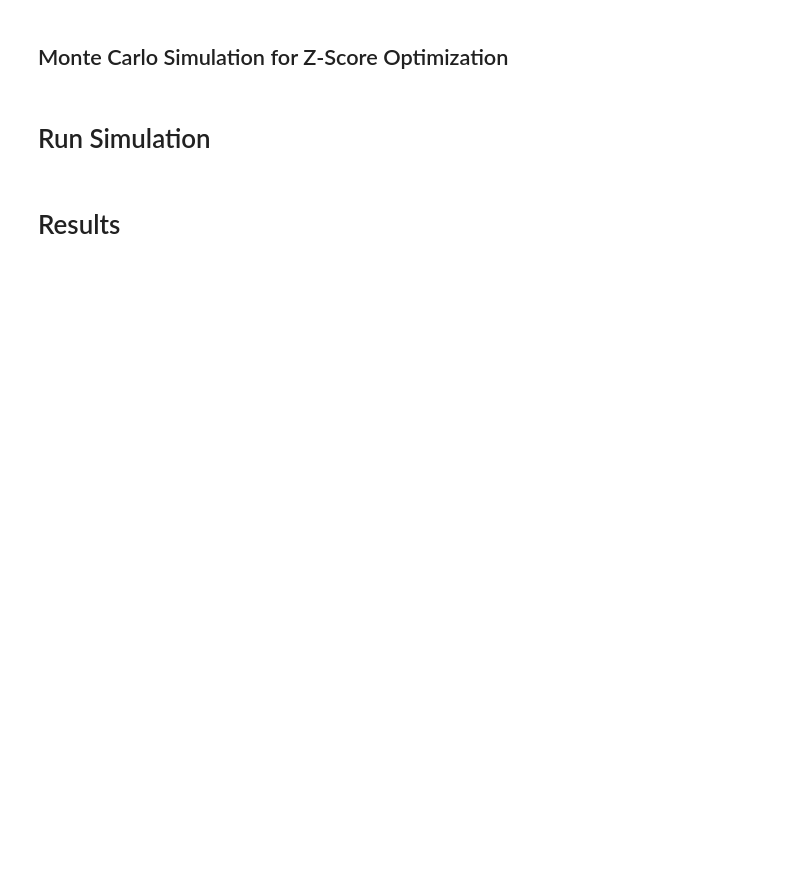
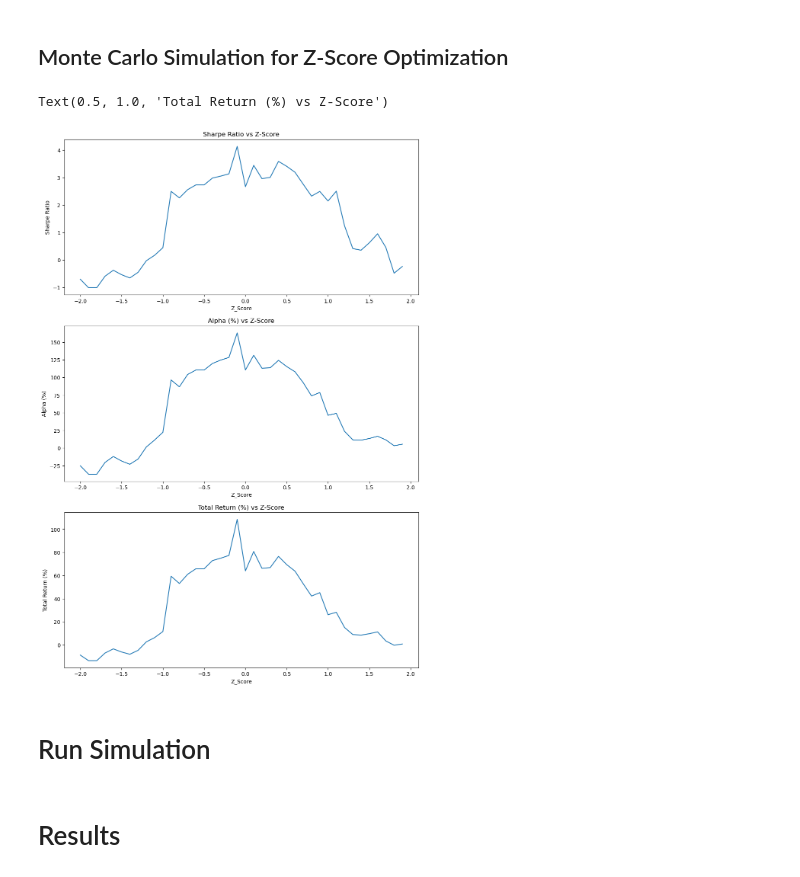
Before and after one commit to massey007/pairs_trading_algo, a Jupyter notebook: Notebooks/Pairs Trading (backtest).ipynb, the cells around one changed output. Cells and saved outputs as stored; diff of their text form; code cells hidden in the pictures; blank space fills up the shorter version.

```diff
--- a/Notebooks/Pairs Trading (backtest).ipynb
+++ b/Notebooks/Pairs Trading (backtest).ipynb
@@ -19,7 +48,7 @@ years = 170/365
 %%capture
 
 # Initialize the z-scores to test
-z_scores_to_test = np.arange(-2.5, 2.6, 0.1)
+z_scores_to_test = np.arange(-2, 2, 0.1)
 
 simulation_results = []
 
@@ -49,6 +78,19 @@ for z in z_scores_to_test:
         continue
 
 simulation_df = pd.DataFrame(simulation_results)
+# %%
+# Plotting the results
+fig, axes = plt.subplots(3, 1, figsize=(12, 18))
+
+sns.lineplot(data=simulation_df, x='Z_Score', y='Sharpe Ratio', ax=axes[0])
+axes[0].set_title('Sharpe Ratio vs Z-Score')
+sns.lineplot(data=simulation_df, x='Z_Score', y='Alpha (%)', ax=axes[1])
+axes[1].set_title('Alpha (%) vs Z-Score')
+sns.lineplot(data=simulation_df, x='Z_Score', y='Total Return (%)', ax=axes[2])
+axes[2].set_title('Total Return (%) vs Z-Score')
+# %% [output]
+Text(0.5, 1.0, 'Total Return (%) vs Z-Score')
+[figure, added]
 # %%
 # Identify the optimal z-score based on the maximum Sharpe Ratio
 opt_z_score = simulation_df[simulation_df['Sharpe Ratio'] == simulation_df['Sharpe Ratio'].max()].iloc[0, :1][0]
```
Also changed, not shown: parts of 3 cells of this notebook, 1 other file.
